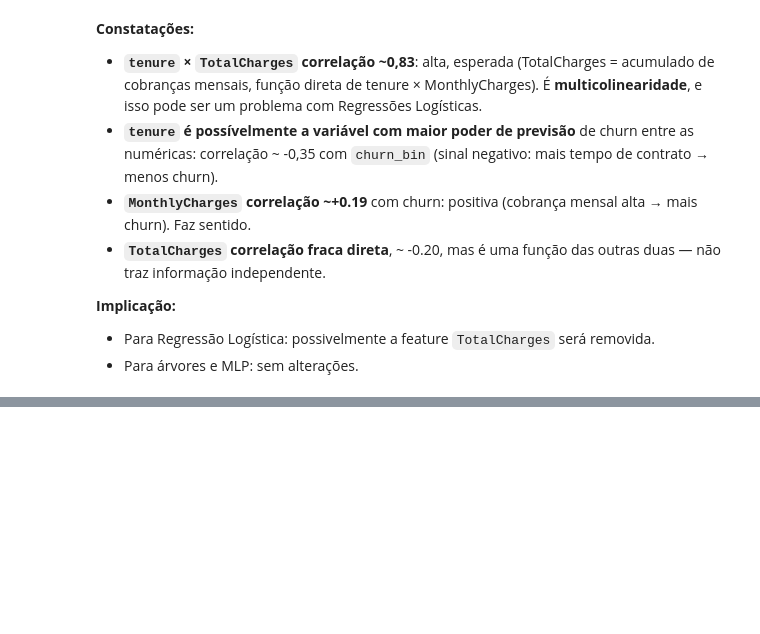
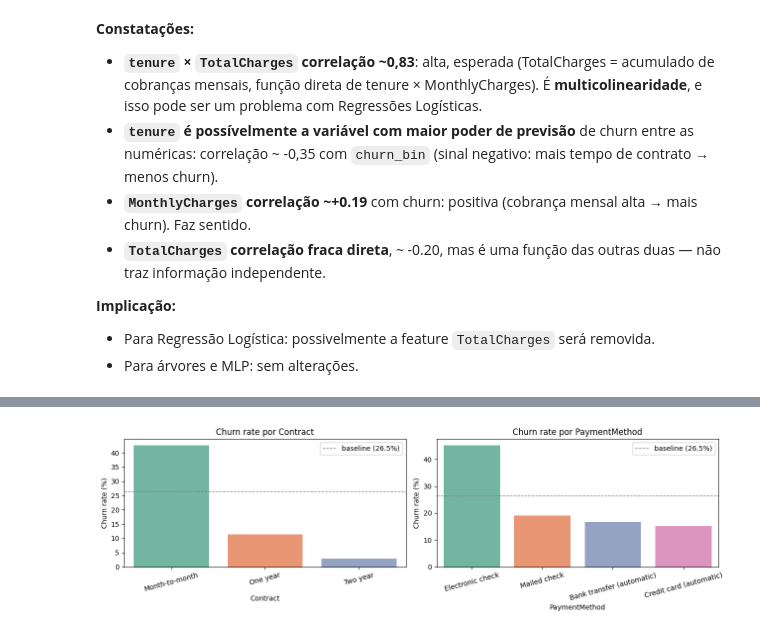
Before and after one commit to RaphaelLima89/fiap_tc01_churn, a Jupyter notebook: notebooks/01_eda.ipynb, the cells around one changed output, grey strips where cells are left out. Cells and saved outputs as stored; diff of their text form; code cells hidden in the pictures; blank space fills up the shorter version.

```diff
--- a/notebooks/01_eda.ipynb
+++ b/notebooks/01_eda.ipynb
@@ -387,0 +476,14 @@ Name: churn_bin, dtype: float64
+# %%
+df_cat = df_telco.copy()
+df_cat["TotalCharges"] = df_cat["TotalCharges"].replace(" ", "0").astype(float)
+
+# Colapsar "No internet service" -> "No"
+for col in no_internet_cols:
+    df_cat[col] = df_cat[col].replace("No internet service", "No")
+
+# Colapsar "No phone service" -> "No"
+df_cat["MultipleLines"] = df_cat["MultipleLines"].replace("No phone service", "No")
+
+# Confirmar: todas devem ter cardinalidade 2
+print("Cardinalidade após o colapso (esperado: tudo 2):")
+df_cat[no_internet_cols + ["MultipleLines"]].nunique()
@@ -387,0 +508,16 @@ Name: churn_bin, dtype: float64
+# %%
+def churn_rate_por_categoria(df: pd.DataFrame, col: str,
+                             target: str = TARGET_COLUMN) -> pd.DataFrame:
+    """Tabela com n, % No, % Yes para cada categoria de `col`, ordenada por churn desc."""
+    out = (df.groupby(col)[target]
+              .value_counts(normalize=True)
+              .unstack(fill_value=0))
+    out.columns = [f"{c}_pct" for c in out.columns]
+    out = (out * 100).round(1)
+    out["n"] = df[col].value_counts()
+    return out[["n", "No_pct", "Yes_pct"]].sort_values("Yes_pct", ascending=False)
+# %%
+# aplicar nas 4 hipóteses
+for col in ["Contract", "PaymentMethod", "Dependents", "Partner"]:
+    print(f"\n--- {col} ---")
+    print(churn_rate_por_categoria(df_cat, col))
@@ -387,0 +542,17 @@ Name: churn_bin, dtype: float64
+# %%
+#visualização das duas mais discriminativas
+fig, axes = plt.subplots(1, 2, figsize=(13, 4))
+for ax, col in zip(axes, ["Contract", "PaymentMethod"]):
+    rates = churn_rate_por_categoria(df_cat, col).reset_index()
+    sns.barplot(data=rates, x=col, y="Yes_pct", ax=ax,
+                hue=col, palette="Set2", legend=False)
+    ax.axhline(26.5, color="gray", linestyle="--", linewidth=1,
+               label="baseline (26.5%)")
+    ax.set_title(f"Churn rate por {col}")
+    ax.set_ylabel("Churn rate (%)")
+    ax.tick_params(axis="x", rotation=15)
+    ax.legend()
+plt.tight_layout()
+plt.show()
+# %% [output]
+[figure, added]
```
Also changed, not shown: parts of 33 cells of this notebook, 1 other file.
